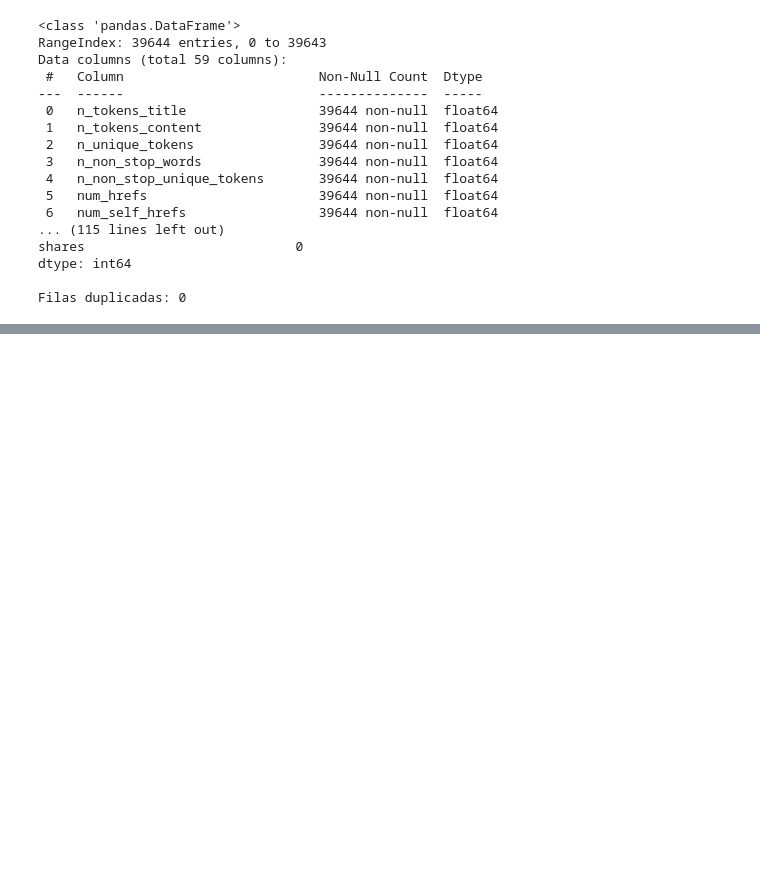
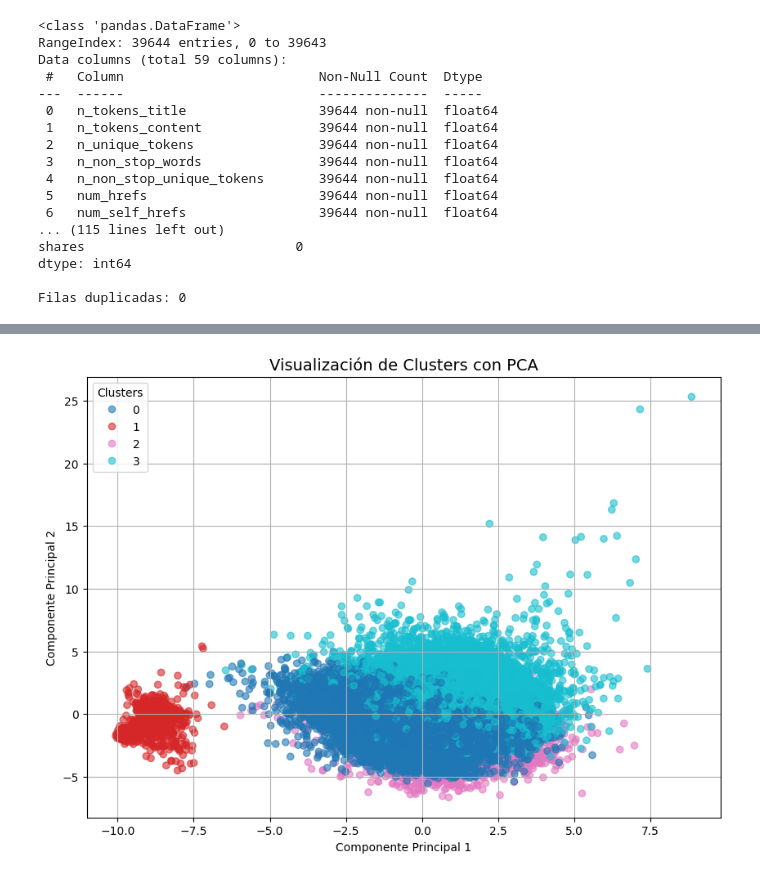
Before and after one commit to YariMar24/Online-News-Popularity, a Jupyter notebook: OnlineNewsPopularity/Proyecto_Mineria.ipynb, the cells around one changed output, grey strips where cells are left out. Cells and saved outputs as stored; diff of their text form; code cells hidden in the pictures; blank space fills up the shorter version.

```diff
--- a/OnlineNewsPopularity/Proyecto_Mineria.ipynb
+++ b/OnlineNewsPopularity/Proyecto_Mineria.ipynb
@@ -69,0 +206,29 @@ df_clean.describe().T
+# %%
+from sklearn.decomposition import PCA
+import matplotlib.pyplot as plt
+
+# PCA
+pca = PCA(n_components=2)
+X_pca = pca.fit_transform(X_scaled)
+
+# Gráfica mejorada
+plt.figure(figsize=(10,7))
+scatter = plt.scatter(
+    X_pca[:,0],
+    X_pca[:,1],
+    c=df_clean['cluster'],
+    cmap='tab10',   # colores más claros
+    alpha=0.6       # transparencia
+)
+
+plt.title("Visualización de Clusters con PCA", fontsize=14)
+plt.xlabel("Componente Principal 1")
+plt.ylabel("Componente Principal 2")
+
+# Leyenda automática
+plt.legend(*scatter.legend_elements(), title="Clusters")
+
+plt.grid(True)
+plt.show()
+# %% [output]
+[figure, added]
```
Also changed, not shown: parts of 23 cells of this notebook, 5 other files.
